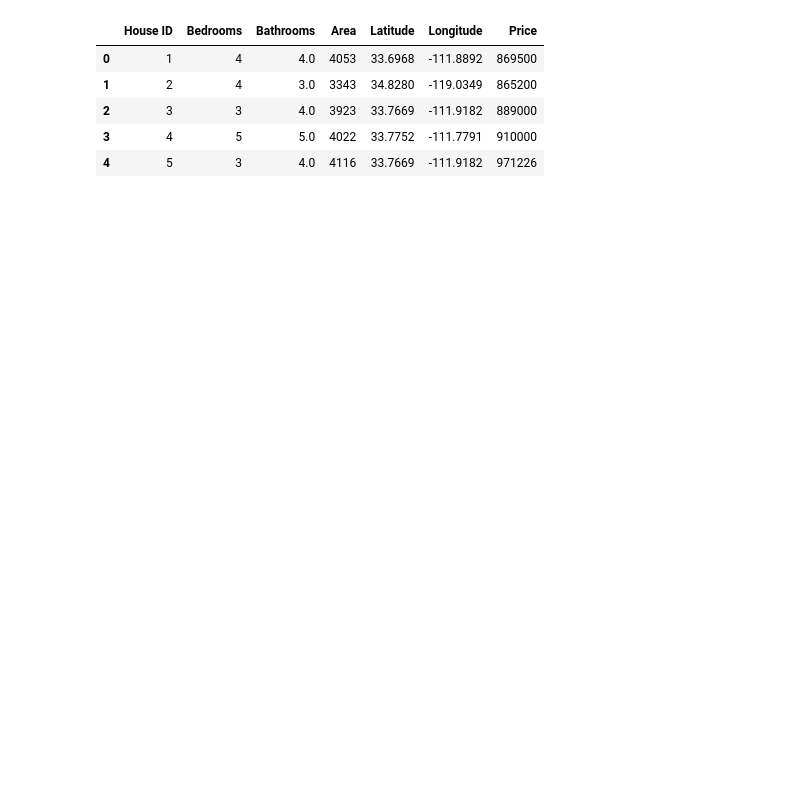
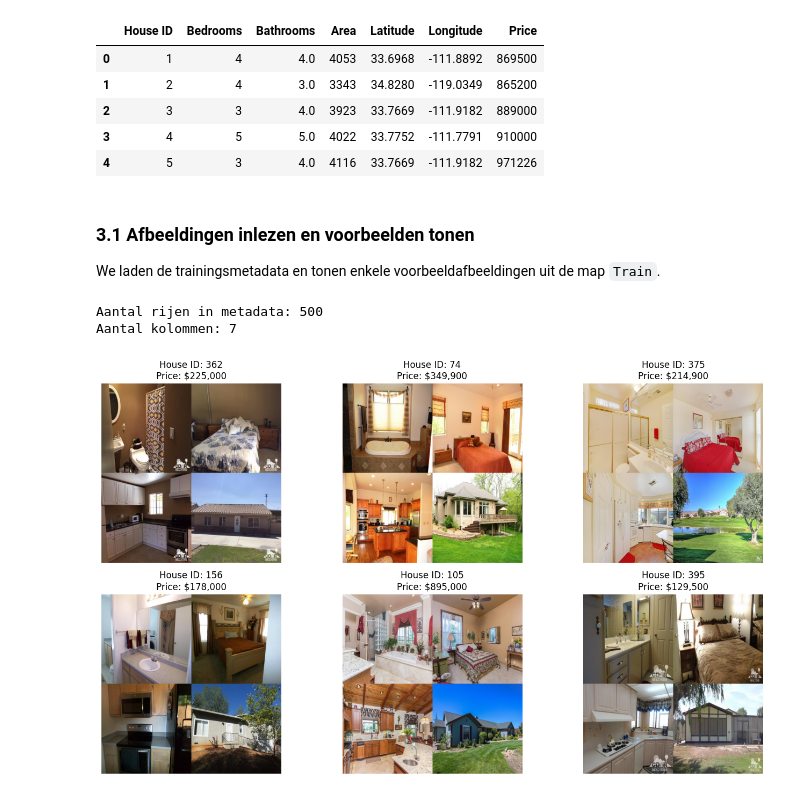
Before and after one commit to imranfunna/Deep-Learning, a Jupyter notebook: Opdracht 1/notebook.ipynb, the cells around one changed output. Saved outputs shown, nothing was run; the diff lists cells and outputs as text; code cells hidden in the pictures; blank space fills up the shorter version.

```diff
--- a/Opdracht 1/notebook.ipynb
+++ b/Opdracht 1/notebook.ipynb
@@ -29,3 +49,49 @@ display(df.head())
 | 2 | 3 | 3 | 4.0 | 3923 | 33.7669 | -111.9182 | 889000 |
 | 3 | 4 | 5 | 5.0 | 4022 | 33.7752 | -111.7791 | 910000 |
 | 4 | 5 | 3 | 4.0 | 4116 | 33.7669 | -111.9182 | 971226 |
+# %% [markdown]
+### 3.1 Afbeeldingen inlezen en voorbeelden tonen
+
+We laden de trainingsmetadata en tonen enkele voorbeeldafbeeldingen uit de map `Train`.
+# %%
+from pathlib import Path
+import matplotlib.pyplot as plt
+import matplotlib.image as mpimg
+
+# Folder naam definieren
+images_dir = Path('Train')
+
+# Size en shape
+print(f'Aantal rijen in metadata: {len(df)}')
+print(f'Aantal kolommen: {df.shape[1]}')
+
+# Enkele afbeeldingen dus we nemen 6 met fixed random state
+sample_df = df.sample(6, random_state=42)
+
+# Subplots maken
+fig, axes = plt.subplots(2, 3, figsize=(14, 8))
+axes = axes.flatten()
+
+# ID en prijs geven voor elke subplot
+for ax, (_, row) in zip(axes, sample_df.iterrows()):
+
+    # ID naar int en dan zoeken naar ID foto in Train folder
+    house_id = int(row['House ID'])
+    image_path = images_dir / f'{house_id}.jpg'
+
+    # Foto inladen en laten zien met relevante info
+    image = mpimg.imread(image_path)
+    ax.imshow(image)
+    ax.set_title(f"House ID: {house_id}\nPrice: ${row['Price']:,.0f}")
+
+    ax.axis('off')
+
+for ax in axes[len(sample_df):]:
+    ax.axis('off')
+
+plt.tight_layout()
+plt.show()
+# %% [output]
+Aantal rijen in metadata: 500
+Aantal kolommen: 7
+[figure, added]
```
Also changed, not shown: parts of 6 cells of this notebook.
